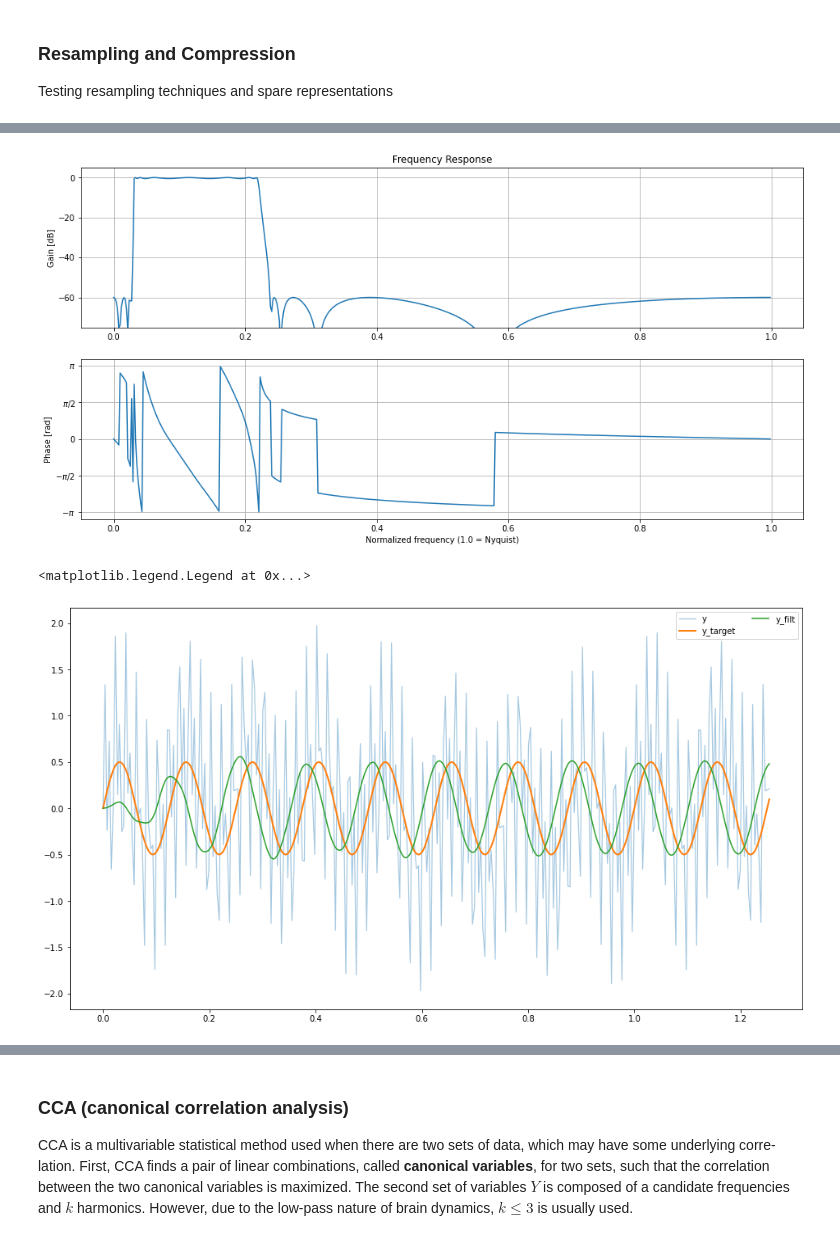
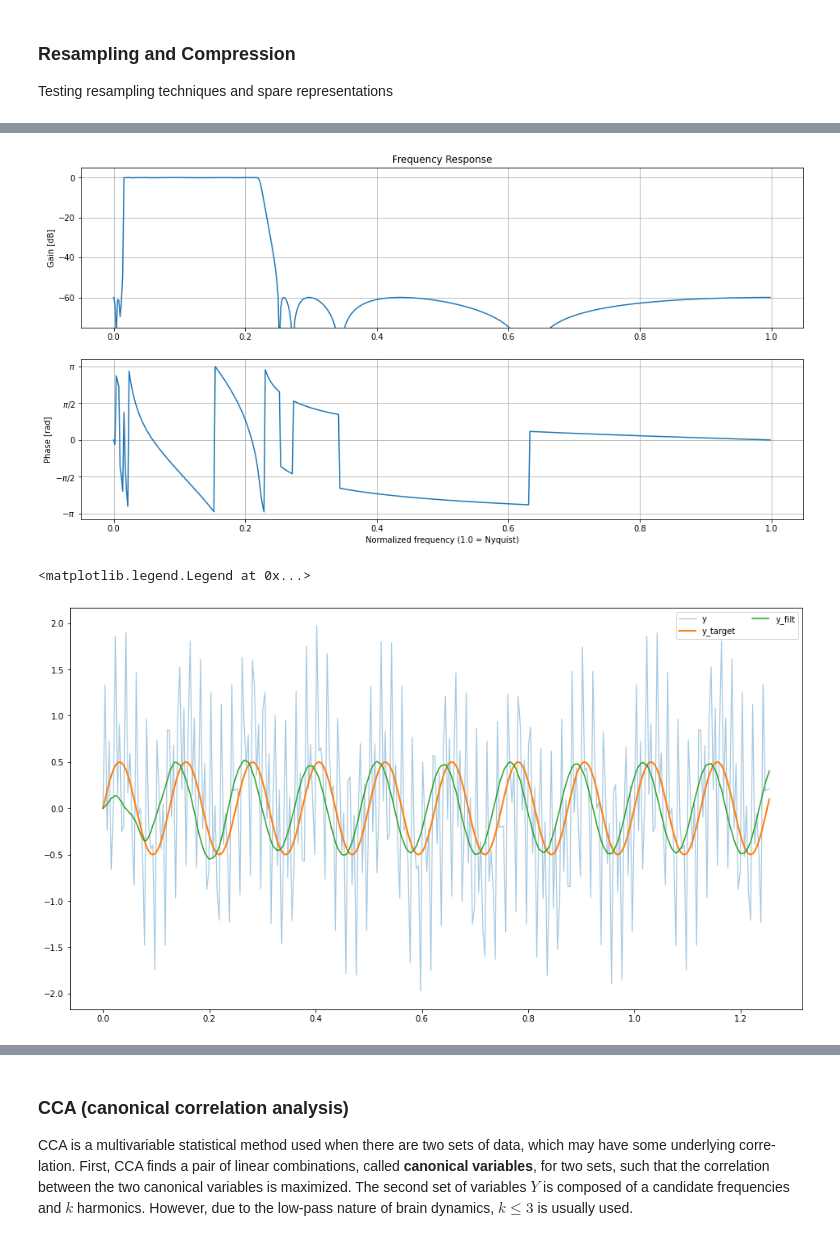
Before and after one commit to JamesTev/EEG-decoding, a Jupyter notebook: EEG-Analysis.ipynb, the cells around one changed output, grey strips where cells are left out. Drawn from its saved outputs; the diff is of its cells as text; code cells hidden in the pictures.

```diff
--- a/EEG-Analysis.ipynb
+++ b/EEG-Analysis.ipynb
@@ -34,37 +254,37 @@ from scipy import signal
 
 fs = 256
 filt_ord = 8
-pb_rip = 0.5
+pb_rip = 0.1
 sb_atten = 60
 
-fc_lo = 4 # pass band lower freq
+fc_lo = 2 # pass band lower freq
 fc_hi = 28 # pass band upp freq
 wc_lo = fc_lo/(fs*0.5)
 wc_hi = fc_hi/(fs*0.5)
 
 
 sos = signal.ellip(filt_ord, pb_rip, sb_atten, (wc_lo, wc_hi), btype='bandpass', output='sos')
 w, h = signal.sosfreqz(sos, worN=512)
 
 plt.figure(figsize=(16,8))
 plt.subplot(2, 1, 1)
 db = 20*np.log10(np.maximum(np.abs(h), 1e-5))
 plt.plot(w/np.pi, db)
 plt.ylim(-75, 5)
 plt.grid(True)
 plt.yticks([0, -20, -40, -60])
 plt.ylabel('Gain [dB]')
 plt.title('Frequency Response')
 plt.subplot(2, 1, 2)
 plt.plot(w/np.pi, np.angle(h))
 plt.grid(True)
 plt.yticks([-np.pi, -0.5*np.pi, 0, 0.5*np.pi, np.pi],
            [r'$-\pi$', r'$-\pi/2$', '0', r'$\pi/2$', r'$\pi$'])
 plt.ylabel('Phase [rad]')
 plt.xlabel('Normalized frequency (1.0 = Nyquist)')
 plt.show()
 # %% [output]
-[figure, old version]
+[figure, new version]
 # %%
 t = np.arange(0, 0.4*np.pi, 1/fs)
 
@@ -84,4 +304,4 @@ y_sos_ds = y_sos[::4]
 plt.legend(ncol=2)
 # %% [output]
 <matplotlib.legend.Legend at 0x...>
-[figure, old version]
+[figure, new version]
```
Also changed, not shown: parts of 21 cells of this notebook, 16 other files.
